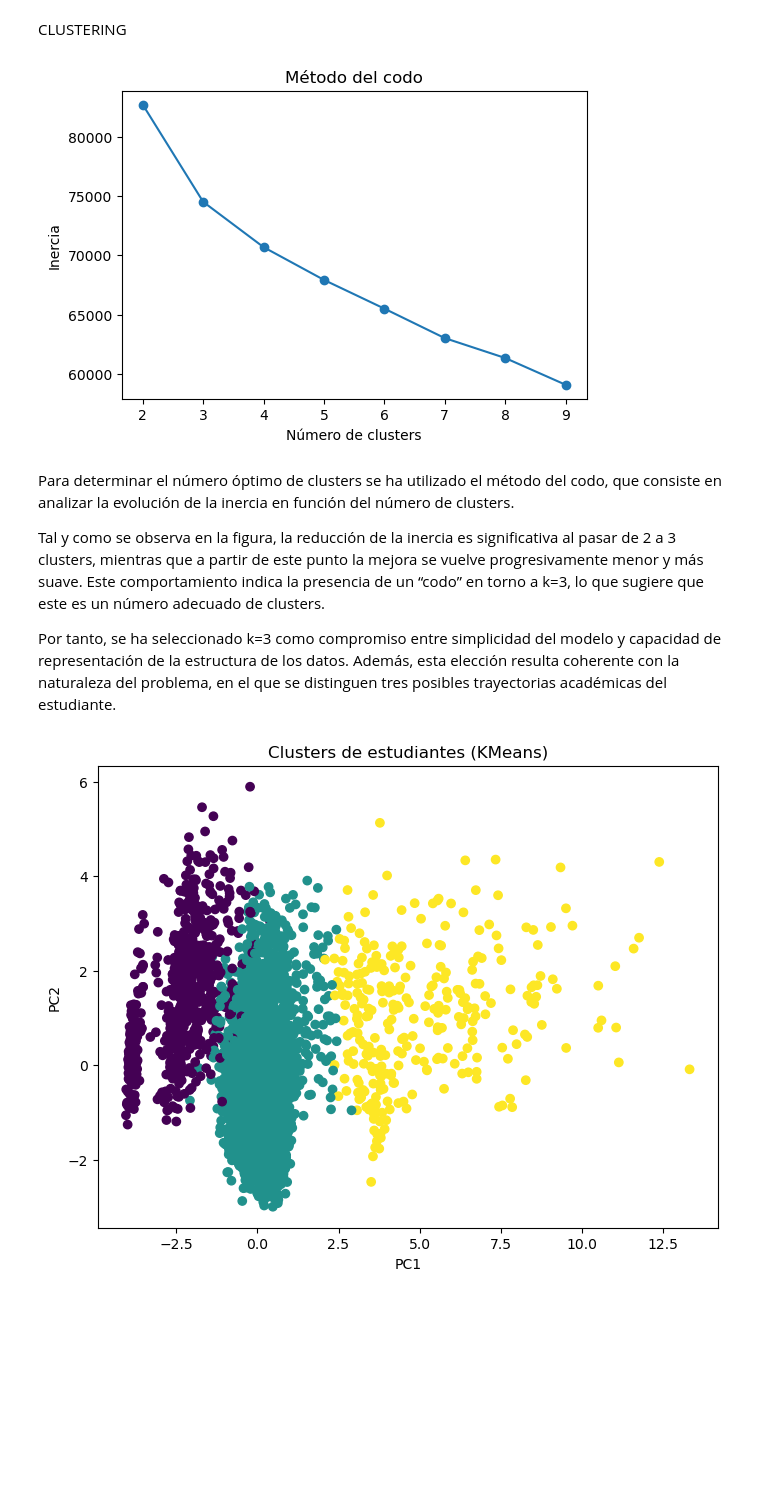
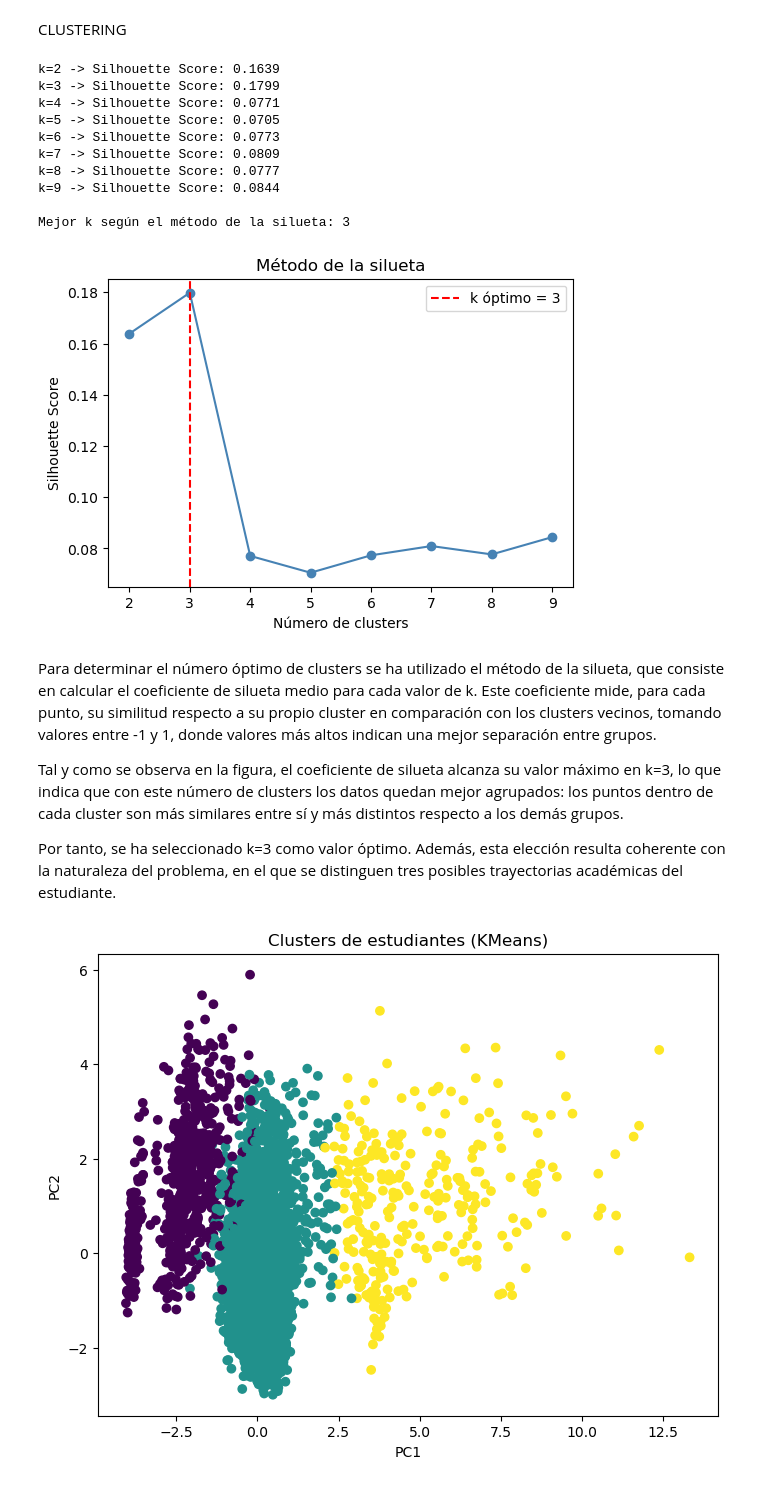
Before and after one commit to ssanchezguillan/proyecto-Machine-Learning, a Jupyter notebook: unsupervised_learning.ipynb, the cells around one changed output. Saved outputs shown, nothing was run; the diff lists cells and outputs as text; code cells hidden in the pictures; blank space fills up the shorter version.

```diff
--- a/unsupervised_learning.ipynb
+++ b/unsupervised_learning.ipynb
@@ -147,28 +120,46 @@ En conjunto, estos resultados ponen de manifiesto que, aunque existen tendencias
 # %% [markdown]
 CLUSTERING
 # %%
-#elegimos el número de clusters por el método del codo
-inertia = []
+#elegimos el número de clusters por el método de la silueta
+silhouette_scores = []
 
-for k in range(2,10):
+for k in range(2, 10):
     kmeans = KMeans(n_clusters=k, random_state=42)
-    kmeans.fit(X_processed)
-    inertia.append(kmeans.inertia_)
+    labels = kmeans.fit_predict(X_processed)
+    score = silhouette_score(X_processed, labels)
+    silhouette_scores.append(score)
+    print(f'k={k} -> Silhouette Score: {score:.4f}')
 
-plt.figure(figsize=(6,4))
-plt.plot(range(2,10), inertia, marker='o')
+#elegimos k con el mayor silhouette score
+best_k = range(2, 10)[silhouette_scores.index(max(silhouette_scores))]
+print(f'\nMejor k según el método de la silueta: {best_k}')
+
+plt.figure(figsize=(6, 4))
+plt.plot(range(2, 10), silhouette_scores, marker='o', color='steelblue')
 plt.xlabel('Número de clusters')
-plt.ylabel('Inercia')
-plt.title('Método del codo')
+plt.ylabel('Silhouette Score')
+plt.title('Método de la silueta')
+plt.axvline(x=best_k, color='red', linestyle='--', label=f'k óptimo = {best_k}')
+plt.legend()
 plt.show()
 # %% [output]
+k=2 -> Silhouette Score: 0.1639
+k=3 -> Silhouette Score: 0.1799
+k=4 -> Silhouette Score: 0.0771
+k=5 -> Silhouette Score: 0.0705
+k=6 -> Silhouette Score: 0.0773
+k=7 -> Silhouette Score: 0.0809
+k=8 -> Silhouette Score: 0.0777
+k=9 -> Silhouette Score: 0.0844
+
+Mejor k según el método de la silueta: 3
-[figure, old version]
+[figure, new version]
 # %% [markdown]
-Para determinar el número óptimo de clusters se ha utilizado el método del codo, que consiste en analizar la evolución de la inercia en función del número de clusters.
+Para determinar el número óptimo de clusters se ha utilizado el método de la silueta, que consiste en calcular el coeficiente de silueta medio para cada valor de k. Este coeficiente mide, para cada punto, su similitud respecto a su propio cluster en comparación con los clusters vecinos, tomando valores entre -1 y 1, donde valores más altos indican una mejor separación entre grupos.
 
-Tal y como se observa en la figura, la reducción de la inercia es significativa al pasar de 2 a 3 clusters, mientras que a partir de este punto la mejora se vuelve progresivamente menor y más suave. Este comportamiento indica la presencia de un “codo” en torno a k=3, lo que sugiere que este es un número adecuado de clusters.
+Tal y como se observa en la figura, el coeficiente de silueta alcanza su valor máximo en k=3, lo que indica que con este número de clusters los datos quedan mejor agrupados: los puntos dentro de cada cluster son más similares entre sí y más distintos respecto a los demás grupos.
 
-Por tanto, se ha seleccionado k=3 como compromiso entre simplicidad del modelo y capacidad de representación de la estructura de los datos. Además, esta elección resulta coherente con la naturaleza del problema, en el que se distinguen tres posibles trayectorias académicas del estudiante.
+Por tanto, se ha seleccionado k=3 como valor óptimo. Además, esta elección resulta coherente con la naturaleza del problema, en el que se distinguen tres posibles trayectorias académicas del estudiante.
 # %%
 #entrenamos KMeans
 
```
Also changed, not shown: parts of 6 cells of this notebook, 2 other files.
